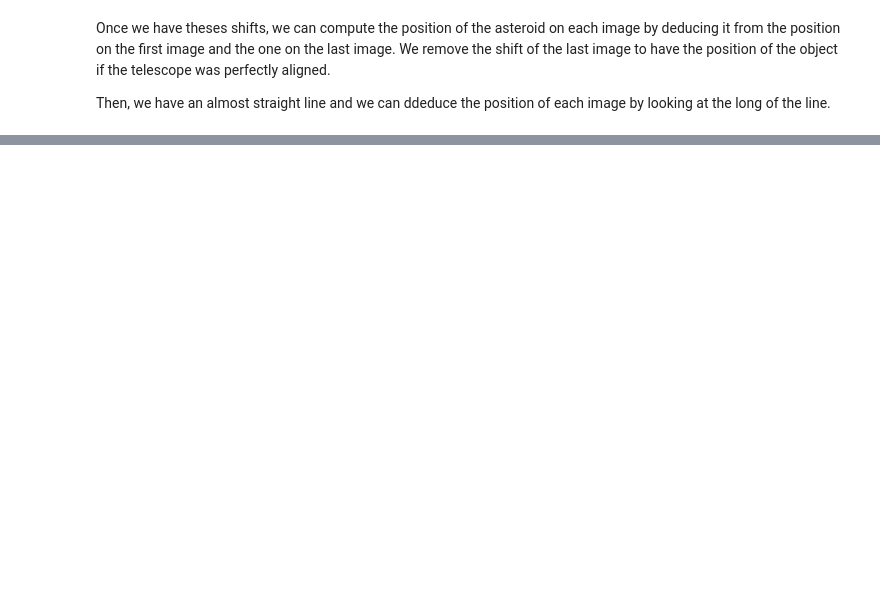
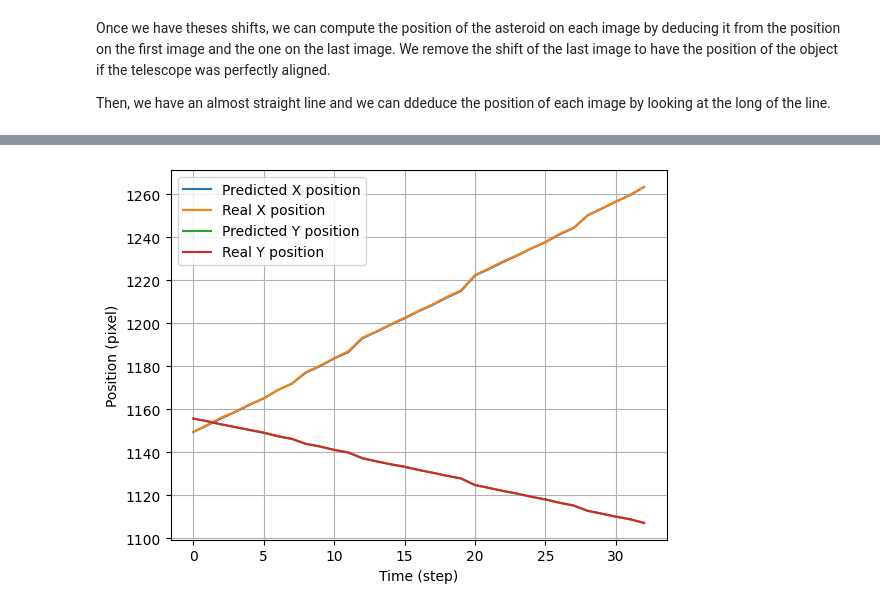
Before and after one commit to LeiRoF/M2-Kuiper-Belt-Object, a Jupyter notebook: Report.ipynb, the cells around one changed output, grey strips where cells are left out. Saved outputs shown, nothing was run; the diff lists cells and outputs as text; code cells hidden in the pictures; blank space fills up the shorter version.

```diff
--- a/Report.ipynb
+++ b/Report.ipynb
@@ -133,0 +305,12 @@ Asteroïd location:
+# %%
+plt.plot(np.arange(nbfiles), predicted_object_pos[:,0]-shifts[:,0], label="Predicted X position")
+plt.plot(np.arange(nbfiles), real_object_pos[:,0]-shifts[:,0], label="Real X position")
+plt.plot(np.arange(nbfiles), predicted_object_pos[:,1]-shifts[:,1], label="Predicted Y position")
+plt.plot(np.arange(nbfiles), real_object_pos[:,1]-shifts[:,1], label="Real Y position")
+plt.legend()
+plt.xlabel("Time (step)")
+plt.ylabel("Position (pixel)")
+plt.grid()
+plt.show()
+# %% [output]
+[figure, added]
```
Also changed, not shown: parts of 23 cells of this notebook, 8 other files.
